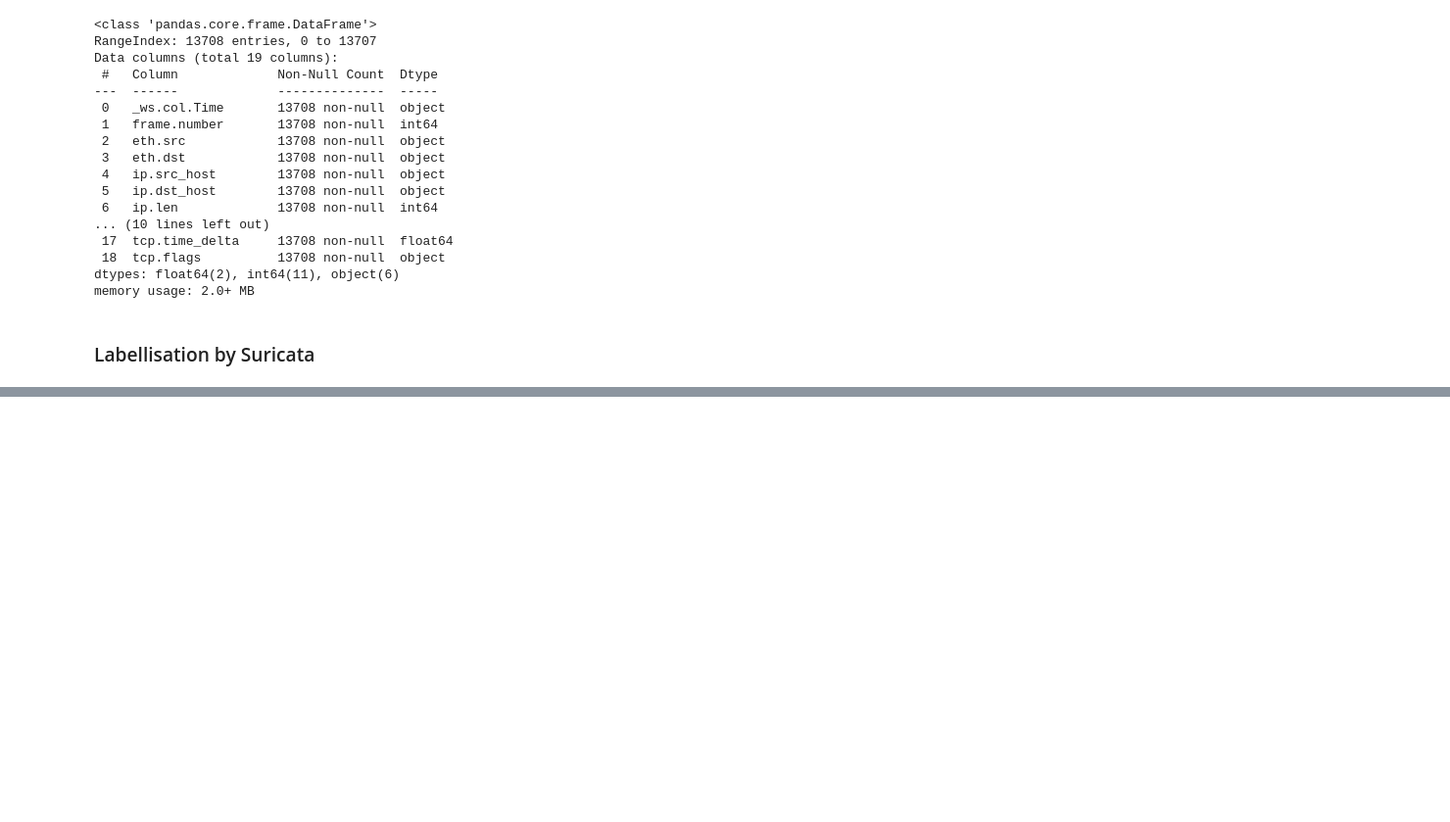
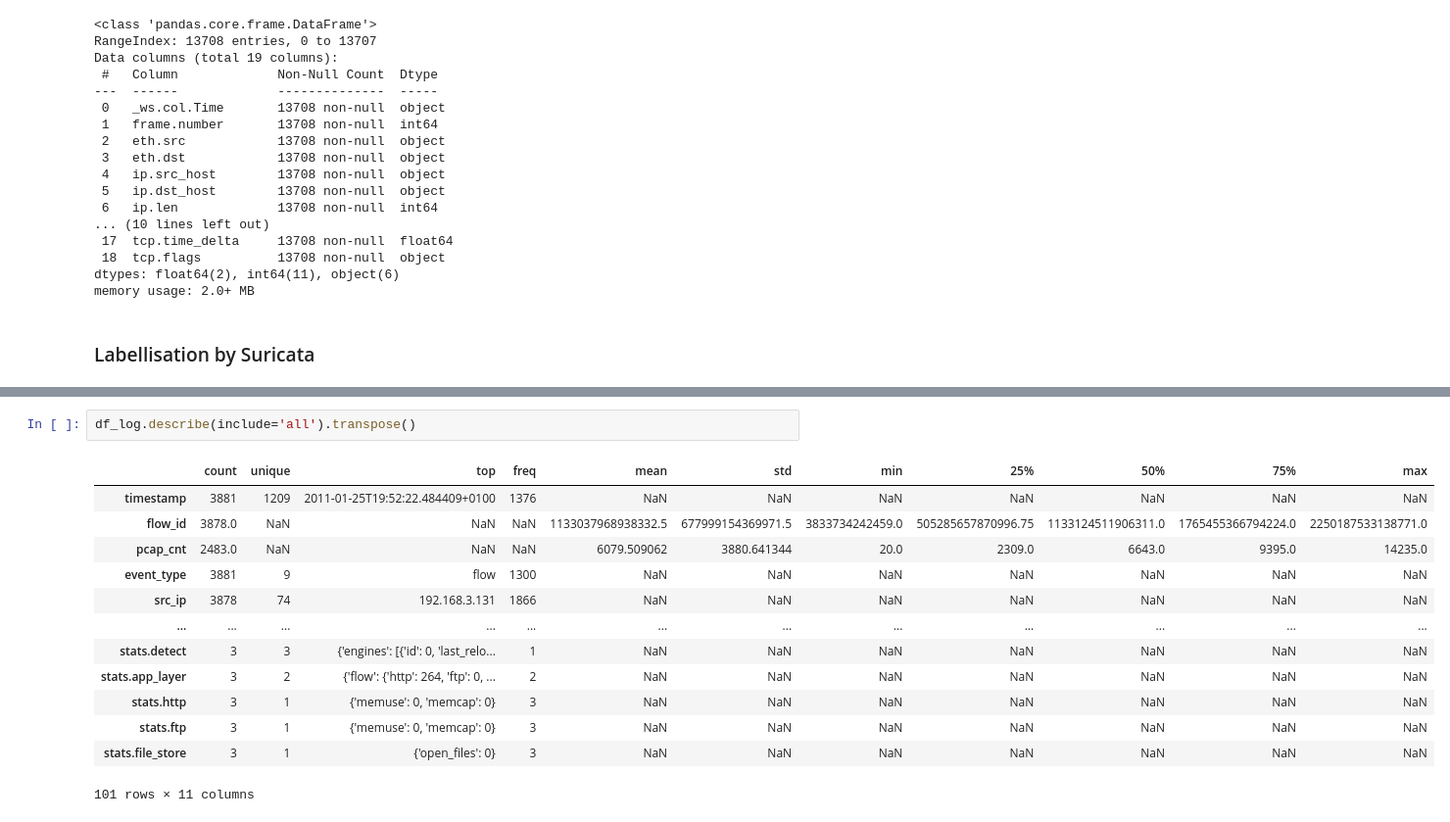
Before and after one commit to BenjaminDeporte/Cyber, a Jupyter notebook: code/pcap_labelisation.ipynb, the cells around one changed output, grey strips where cells are left out. Shown at 98% size. Cells and saved outputs as stored; diff of their text form; blank space fills up the shorter version.

```diff
--- a/code/pcap_labelisation.ipynb
+++ b/code/pcap_labelisation.ipynb
@@ -156,0 +217,16 @@ memory usage: 2.0+ MB
+# %%
+df_log.describe(include='all').transpose()
+# %% [output]
+|  | count | unique | top | freq | mean | std | min | 25% | 50% | 75% | max |
+| timestamp | 3881 | 1209 | 2011-01-25T19:52:22.484409+0100 | 1376 | NaN | NaN | NaN | NaN | NaN | NaN | NaN |
+| flow_id | 3878.0 | NaN | NaN | NaN | 1133037968938332.5 | 677999154369971.5 | 3833734242459.0 | 505285657870996.75 | 1133124511906311.0 | 1765455366794224.0 | 2250187533138771.0 |
+| pcap_cnt | 2483.0 | NaN | NaN | NaN | 6079.509062 | 3880.641344 | 20.0 | 2309.0 | 6643.0 | 9395.0 | 14235.0 |
+| event_type | 3881 | 9 | flow | 1300 | NaN | NaN | NaN | NaN | NaN | NaN | NaN |
+| src_ip | 3878 | 74 | 192.168.3.131 | 1866 | NaN | NaN | NaN | NaN | NaN | NaN | NaN |
+| ... | ... | ... | ... | ... | ... | ... | ... | ... | ... | ... | ... |
+| stats.detect | 3 | 3 | {'engines': [{'id': 0, 'last_relo... | 1 | NaN | NaN | NaN | NaN | NaN | NaN | NaN |
+| stats.app_layer | 3 | 2 | {'flow': {'http': 264, 'ftp': 0, ... | 2 | NaN | NaN | NaN | NaN | NaN | NaN | NaN |
+| stats.http | 3 | 1 | {'memuse': 0, 'memcap': 0} | 3 | NaN | NaN | NaN | NaN | NaN | NaN | NaN |
+| stats.ftp | 3 | 1 | {'memuse': 0, 'memcap': 0} | 3 | NaN | NaN | NaN | NaN | NaN | NaN | NaN |
+| stats.file_store | 3 | 1 | {'open_files': 0} | 3 | NaN | NaN | NaN | NaN | NaN | NaN | NaN |
+101 rows × 11 columns
```
Also changed, not shown: parts of 7 cells of this notebook, 2 other files.
